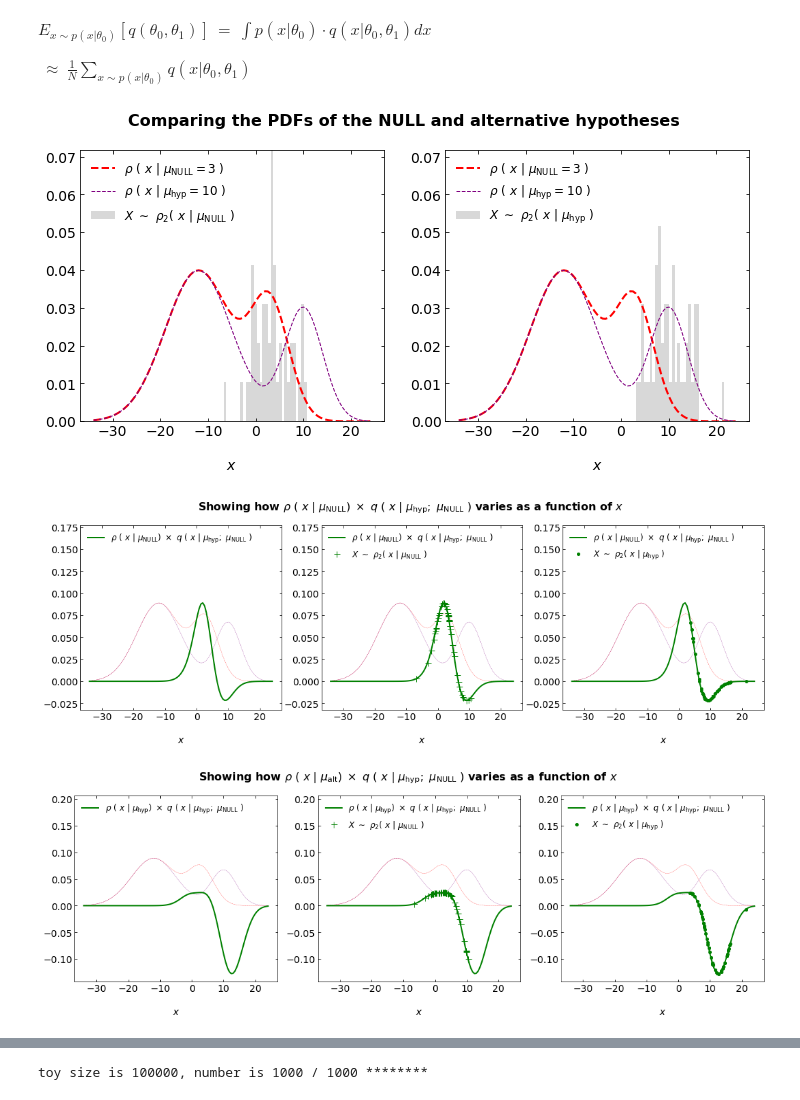
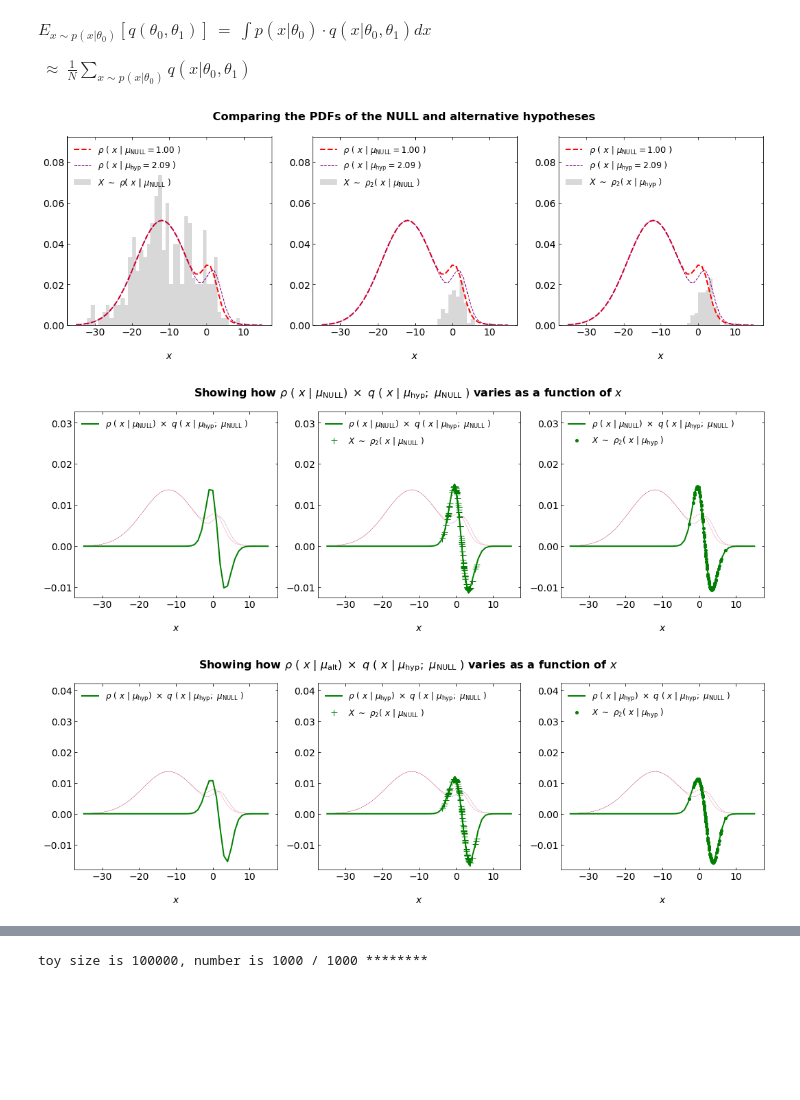
Before and after one commit to darrendavidprice/science-discovery, a Jupyter notebook: SM-sandbox/proj5.4-EFT-Density-Estimation/notebooks/Sensitivity_metric_test.ipynb, the cells around one changed output, grey strips where cells are left out. Cells and saved outputs as stored; diff of their text form; code cells hidden in the pictures; blank space fills up the shorter version.

```diff
--- a/SM-sandbox/proj5.4-EFT-Density-Estimation/notebooks/Sensitivity_metric_test.ipynb
+++ b/SM-sandbox/proj5.4-EFT-Density-Estimation/notebooks/Sensitivity_metric_test.ipynb
@@ -0,0 +35,8 @@
+# %%
+f1_true     = 0.9
+mu1_true    = -12
+sigma1_true = 7
+
+f2_true     = 1 - f1_true
+mu2_true    = 1
+sigma2_true = 2
@@ -12,10 +223,0 @@ from   matplotlib  import pyplot as plt
-# %%
-f1_true     = 0.7
-mu1_true    = -12
-sigma1_true = 7.
-
-f2_true     = 0.3
-mu2_true    = 3
-sigma2_true = 4.
-
-N_per_mu    = 50
@@ -69,36 +224,46 @@ def sample (num) :
 # %%
-mu2_hyp = 10
+mu2_hyp  = as_val_mu2 + as_errs_mu2[1]
+N_per_mu = 100
 
-bins              = np.linspace(-34, 24, 101)
-pdf_profile       = pdf       (bins, mu2_true)
-pdf_profile_hyp   = pdf       (bins, mu2_hyp )
-imp_profile       = importance(bins, mu2_hyp, mu2_true)
-q_profile         = q         (bins, mu2_hyp, mu2_true)
-dq_profile        = dq_dx     (bins, mu2_hyp, mu2_true)
-q_exp_profile     = q_exp     (bins, mu2_hyp, mu2_true)
-q_exp_alt_profile = q_exp_alt (bins, mu2_hyp, mu2_true)
+bins              = np.linspace(-35, 15, 51)
+pdf_profile       = pdf       (bins, mu1_true, mu2_true)
+pdf_profile_hyp   = pdf       (bins, mu1_true, mu2_hyp)
+imp_profile       = importance(bins, mu1_true, mu2_hyp)
+q_profile         = q         (bins, mu1_true, mu2_hyp)
+dq_profile        = dq_dx     (bins, mu1_true, mu2_hyp)
+q_exp_profile     = q_exp     (bins, mu1_true, mu2_hyp)
+q_exp_alt_profile = q_exp_alt (bins, mu1_true, mu2_hyp)
 
 pdf_max                      = np.max(np.concatenate([pdf_profile, pdf_profile_hyp]))
 q_exp_min, q_exp_max         = np.min(q_exp_profile), np.max(q_exp_profile)
 q_exp_range                  = q_exp_max - q_exp_min
 q_exp_alt_min, q_exp_alt_max = np.min(q_exp_alt_profile), np.max(q_exp_alt_profile)
 q_exp_alt_range              = q_exp_alt_max - q_exp_alt_min
+dataset_full                 = sample     (n_exp, mu1_true, mu2_true)
 dataset_hyp                  = sample_pdf2(N_per_mu, mu2_hyp)
 dataset_true                 = sample_pdf2(N_per_mu)
 
-fig = plt.figure(figsize=(12, 5))
-ax  = fig.add_subplot(1, 2, 1)
-ax.hist(dataset_true, bins=bins, weights=np.full(shape=(N_per_mu,), fill_value=f2_true/N_per_mu/(bins[1]-bins[0])), density=False, color="grey", alpha=0.3, label=r"$X~\sim~\rho_2 (~x~|~\mu_{\rm NULL}~)$")
-ax.plot(bins, pdf_profile    , "--", c="r"     , linewidth=2, label=r"$\rho~(~x~|~\mu_{\rm NULL} = "+f"{mu2_true:.0f}$ )")
-ax.plot(bins, pdf_profile_hyp, "--", c="purple", linewidth=1, label=r"$\rho~(~x~|~\mu_{\rm hyp} = "+f"{mu2_hyp:.0f}$ )")
+fig = plt.figure(figsize=(18, 5))
+ax  = fig.add_subplot(1, 3, 1)
+ax.hist(dataset_full, bins=bins, weights=np.full(shape=(n_exp,), fill_value=1/n_exp/(bins[1]-bins[0])), density=False, color="grey", alpha=0.3, label=r"$X~\sim~\rho (~x~|~\mu_{\rm NULL}~)$")
+ax.plot(bins, pdf_profile    , "--", c="r"     , linewidth=2, label=r"$\rho~(~x~|~\mu_{\rm NULL} = "+f"{mu2_true:.2f}$ )")
+ax.plot(bins, pdf_profile_hyp, "--", c="purple", linewidth=1, label=r"$\rho~(~x~|~\mu_{\rm hyp} = "+f"{mu2_hyp:.2f}$ )")
 ax.set_ylim([0, 1.8*pdf_max])
 ax.tick_params(which="both", right=True, top=True, direction="in", labelsize=14)
 ax.legend(loc="upper left", frameon=False, fontsize=12)
 ax.set_xlabel(r"$x$", fontsize=14, labelpad=20)
-ax  = fig.add_subplot(1, 2, 2)
+ax  = fig.add_subplot(1, 3, 2)
+ax.hist(dataset_true, bins=bins, weights=np.full(shape=(N_per_mu,), fill_value=f2_true/N_per_mu/(bins[1]-bins[0])), density=False, color="grey", alpha=0.3, label=r"$X~\sim~\rho_2 (~x~|~\mu_{\rm NULL}~)$")
+ax.plot(bins, pdf_profile    , "--", c="r"     , linewidth=2, label=r"$\rho~(~x~|~\mu_{\rm NULL} = "+f"{mu2_true:.2f}$ )")
+ax.plot(bins, pdf_profile_hyp, "--", c="purple", linewidth=1, label=r"$\rho~(~x~|~\mu_{\rm hyp} = "+f"{mu2_hyp:.2f}$ )")
+ax.set_ylim([0, 1.8*pdf_max])
+ax.tick_params(which="both", right=True, top=True, direction="in", labelsize=14)
+ax.legend(loc="upper left", frameon=False, fontsize=12)
+ax.set_xlabel(r"$x$", fontsize=14, labelpad=20)
+ax  = fig.add_subplot(1, 3, 3)
 ax.hist(dataset_hyp , bins=bins, weights=np.full(shape=(N_per_mu,), fill_value=f2_true/N_per_mu/(bins[1]-bins[0])), density=False, color="grey", alpha=0.3, label=r"$X~\sim~\rho_2 (~x~|~\mu_{\rm hyp}~)$" )
-ax.plot(bins, pdf_profile    , "--", c="r"     , linewidth=2, label=r"$\rho~(~x~|~\mu_{\rm NULL} = "+f"{mu2_true:.0f}$ )")
-ax.plot(bins, pdf_profile_hyp, "--", c="purple", linewidth=1, label=r"$\rho~(~x~|~\mu_{\rm hyp} = "+f"{mu2_hyp:.0f}$ )")
+ax.plot(bins, pdf_profile    , "--", c="r"     , linewidth=2, label=r"$\rho~(~x~|~\mu_{\rm NULL} = "+f"{mu2_true:.2f}$ )")
+ax.plot(bins, pdf_profile_hyp, "--", c="purple", linewidth=1, label=r"$\rho~(~x~|~\mu_{\rm hyp} = "+f"{mu2_hyp:.2f}$ )")
 ax.set_ylim([0, 1.8*pdf_max])
 ax.tick_params(which="both", right=True, top=True, direction="in", labelsize=14)
 ax.legend(loc="upper left", frameon=False, fontsize=12)
@@ -119,7 +284,7 @@ ax  = fig.add_subplot(1, 3, 2)
 ax.plot(bins, pdf_profile     * q_exp_max / pdf_max, "--", c="r"     , linewidth=0.3)
 ax.plot(bins, pdf_profile_hyp * q_exp_max / pdf_max, "--", c="purple", linewidth=0.3)
 ax.plot(bins, q_exp_profile, "-", c="g", linewidth=2, label=r"$\rho~(~x~|~\mu_{\rm NULL})~\times~ q~(~x~|~\mu_{\rm hyp};~\mu_{\rm NULL}~)$")
-ax.plot(dataset_true, q_exp(dataset_true, mu2_hyp, mu2_true), "+", c="g", markersize=9, label=r"$X~\sim~\rho_2 (~x~|~\mu_{\rm NULL}~)$")
+ax.plot(dataset_true, q_exp(dataset_true, mu1_true, mu2_hyp, mu1_true, mu2_true), "+", c="g", markersize=9, label=r"$X~\sim~\rho_2 (~x~|~\mu_{\rm NULL}~)$")
 ax.set_ylim([q_exp_min-0.1*q_exp_range, q_exp_max+0.8*q_exp_range])
 ax.tick_params(which="both", right=True, top=True, direction="in", labelsize=14)
 ax.legend(loc="upper left", frameon=False, fontsize=12)
@@ -128,7 +293,7 @@ ax  = fig.add_subplot(1, 3, 3)
 ax.plot(bins, pdf_profile     * q_exp_max / pdf_max, "--", c="r"     , linewidth=0.3)
 ax.plot(bins, pdf_profile_hyp * q_exp_max / pdf_max, "--", c="purple", linewidth=0.3)
 ax.plot(bins, q_exp_profile, "-", c="g", linewidth=2, label=r"$\rho~(~x~|~\mu_{\rm NULL})~\times~ q~(~x~|~\mu_{\rm hyp};~\mu_{\rm NULL}~)$")
-ax.plot(dataset_hyp , q_exp(dataset_hyp , mu2_hyp, mu2_true), "o", c="g", markersize=4, label=r"$X~\sim~\rho_2 (~x~|~\mu_{\rm hyp}~)$" )
+ax.plot(dataset_hyp , q_exp(dataset_hyp , mu1_true, mu2_hyp, mu1_true, mu2_true), "o", c="g", markersize=4, label=r"$X~\sim~\rho_2 (~x~|~\mu_{\rm hyp}~)$" )
 ax.set_ylim([q_exp_min-0.1*q_exp_range, q_exp_max+0.8*q_exp_range])
 ax.tick_params(which="both", right=True, top=True, direction="in", labelsize=14)
 ax.legend(loc="upper left", frameon=False, fontsize=12)
@@ -137,35 +302,35 @@ fig.suptitle(r"Showing how $\rho~(~x~|~\mu_{\rm NULL})~\times~ q~(~x~|~\mu_{\rm
 plt.show()
 
 fig = plt.figure(figsize=(18, 5))
 ax  = fig.add_subplot(1, 3, 1)
 ax.plot(bins, pdf_profile     * q_exp_max / pdf_max, "--", c="r"     , linewidth=0.3)
 ax.plot(bins, pdf_profile_hyp * q_exp_max / pdf_max, "--", c="purple", linewidth=0.3)
 ax.plot(bins, q_exp_alt_profile, "-", c="g", linewidth=2, label=r"$\rho~(~x~|~\mu_{\rm hyp})~\times~ q~(~x~|~\mu_{\rm hyp};~\mu_{\rm NULL}~)$")
 ax.set_ylim([q_exp_alt_min-0.1*q_exp_alt_range, q_exp_alt_max+1.2*q_exp_alt_range])
 ax.tick_params(which="both", right=True, top=True, direction="in", labelsize=14)
 ax.legend(loc="upper left", frameon=False, fontsize=12)
 ax.set_xlabel(r"$x$", fontsize=14, labelpad=20)
 ax  = fig.add_subplot(1, 3, 2)
 ax.plot(bins, pdf_profile     * q_exp_max / pdf_max, "--", c="r"     , linewidth=0.3)
 ax.plot(bins, pdf_profile_hyp * q_exp_max / pdf_max, "--", c="purple", linewidth=0.3)
 ax.plot(bins, q_exp_alt_profile, "-", c="g", linewidth=2, label=r"$\rho~(~x~|~\mu_{\rm hyp})~\times~ q~(~x~|~\mu_{\rm hyp};~\mu_{\rm NULL}~)$")
-ax.plot(dataset_true, q_exp_alt(dataset_true, mu2_hyp, mu2_true), "+", c="g", markersize=9, label=r"$X~\sim~\rho_2 (~x~|~\mu_{\rm NULL}~)$")
+ax.plot(dataset_true, q_exp_alt(dataset_true, mu1_true, mu2_hyp, mu1_true, mu2_true), "+", c="g", markersize=9, label=r"$X~\sim~\rho_2 (~x~|~\mu_{\rm NULL}~)$")
 ax.set_ylim([q_exp_alt_min-0.1*q_exp_alt_range, q_exp_alt_max+1.2*q_exp_alt_range])
 ax.tick_params(which="both", right=True, top=True, direction="in", labelsize=14)
 ax.legend(loc="upper left", frameon=False, fontsize=12)
 ax.set_xlabel(r"$x$", fontsize=14, labelpad=20)
 ax  = fig.add_subplot(1, 3, 3)
 ax.plot(bins, pdf_profile     * q_exp_max / pdf_max, "--", c="r"     , linewidth=0.3)
 ax.plot(bins, pdf_profile_hyp * q_exp_max / pdf_max, "--", c="purple", linewidth=0.3)
 ax.plot(bins, q_exp_alt_profile, "-", c="g", linewidth=2, label=r"$\rho~(~x~|~\mu_{\rm hyp})~\times~ q~(~x~|~\mu_{\rm hyp};~\mu_{\rm NULL}~)$")
-ax.plot(dataset_hyp , q_exp_alt(dataset_hyp , mu2_hyp, mu2_true), "o", c="g", markersize=4, label=r"$X~\sim~\rho_2 (~x~|~\mu_{\rm hyp}~)$" )
+ax.plot(dataset_hyp , q_exp_alt(dataset_hyp , mu1_true, mu2_hyp, mu1_true, mu2_true), "o", c="g", markersize=4, label=r"$X~\sim~\rho_2 (~x~|~\mu_{\rm hyp}~)$" )
 ax.set_ylim([q_exp_alt_min-0.1*q_exp_alt_range, q_exp_alt_max+1.2*q_exp_alt_range])
 ax.tick_params(which="both", right=True, top=True, direction="in", labelsize=14)
 ax.legend(loc="upper left", frameon=False, fontsize=12)
 ax.set_xlabel(r"$x$", fontsize=14, labelpad=20)
 fig.suptitle(r"Showing how $\rho~(~x~|~\mu_{\rm alt})~\times~ q~(~x~|~\mu_{\rm hyp};~\mu_{\rm NULL}~)$ varies as a function of $x$", weight="bold", fontsize=16)
 plt.show()
 # %% [output]
-[figure, old version]
+[figure, new version]
-[figure, old version]
+[figure, new version]
-[figure, old version]
+[figure, new version]
```
Also changed, not shown: parts of 23 cells of this notebook, 40 other files.
